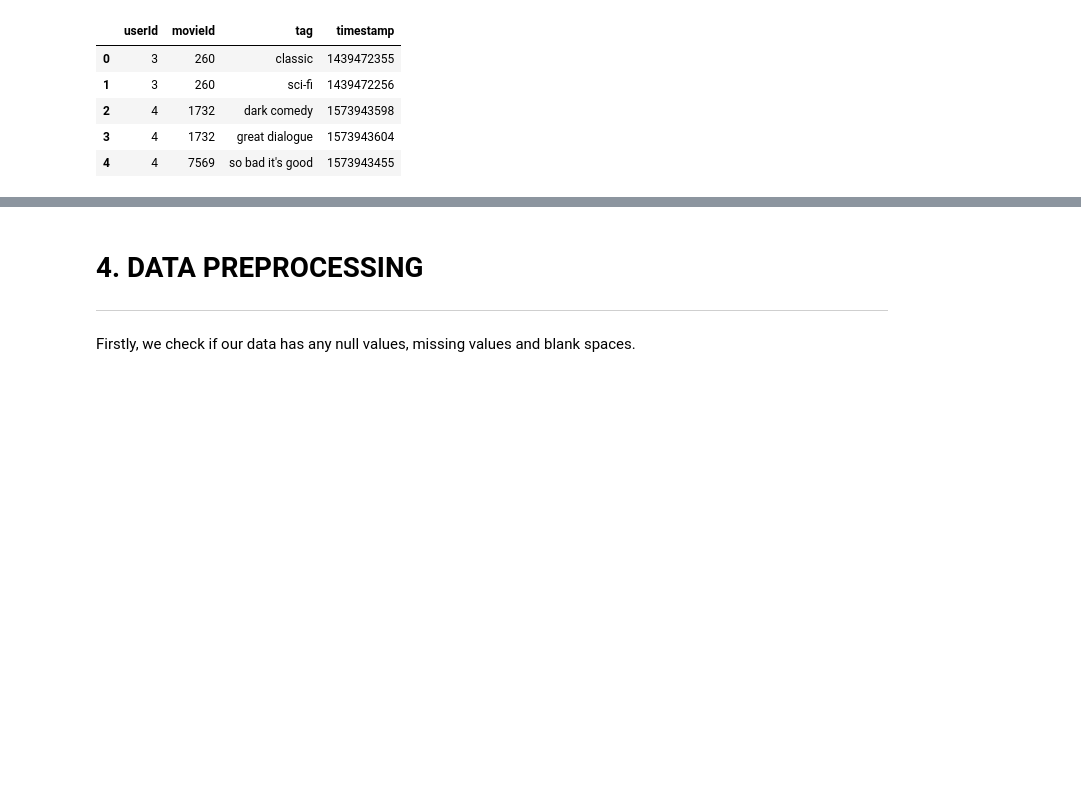
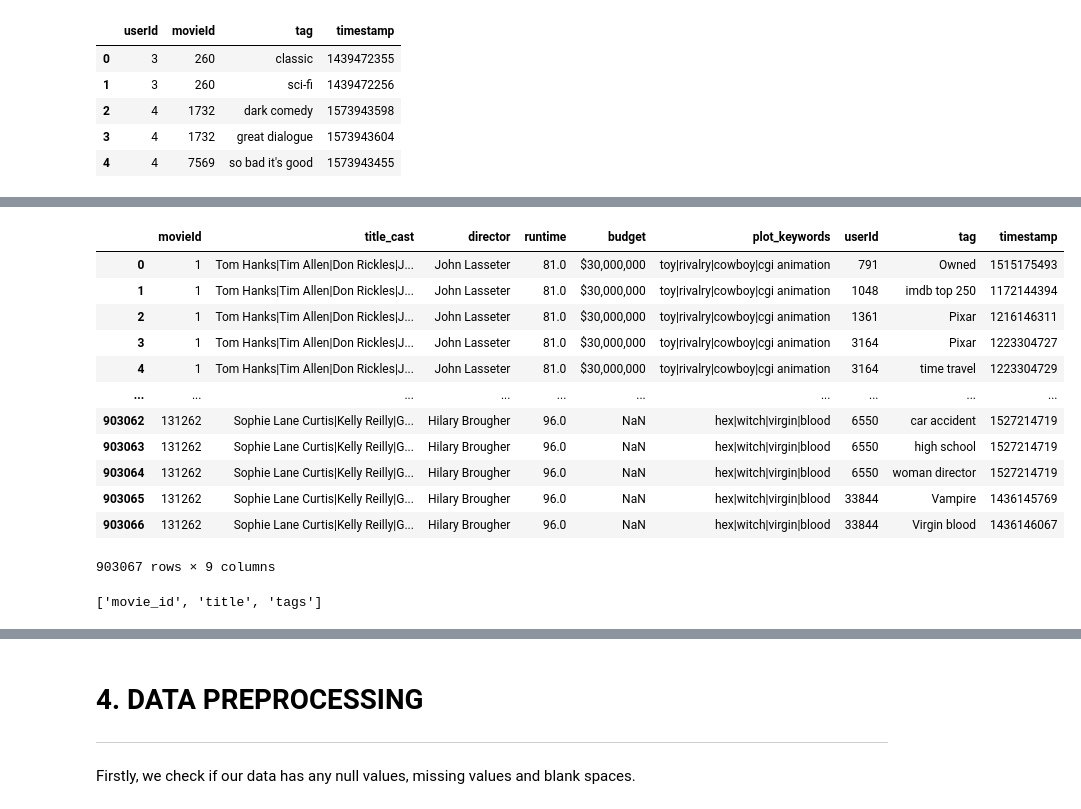
Before and after one commit to Bornwise/unsupervised-predict-streamlit-template, a Jupyter notebook: Team 2 draft.ipynb, the cells around one changed output, grey strips where cells are left out. Cells and saved outputs as stored; diff of their text form; code cells hidden in the pictures; blank space fills up the shorter version.

```diff
--- a/Team 2 draft.ipynb
+++ b/Team 2 draft.ipynb
@@ -183,2 +178,20 @@ dataset.head()
 # %%
 dataset1=pd.merge(imdb,movies,on='movieId')
+# %%
+data=pd.merge(imdb,tags,on='movieId')
+# %%
+data
+# %% [output]
+|  | movieId | title_cast | director | runtime | budget | plot_keywords | userId | tag | timestamp |
+| 0 | 1 | Tom Hanks|Tim Allen|Don Rickles|J... | John Lasseter | 81.0 | $30,000,000 | toy|rivalry|cowboy|cgi animation | 791 | Owned | 1515175493 |
+| 1 | 1 | Tom Hanks|Tim Allen|Don Rickles|J... | John Lasseter | 81.0 | $30,000,000 | toy|rivalry|cowboy|cgi animation | 1048 | imdb top 250 | 1172144394 |
+| 2 | 1 | Tom Hanks|Tim Allen|Don Rickles|J... | John Lasseter | 81.0 | $30,000,000 | toy|rivalry|cowboy|cgi animation | 1361 | Pixar | 1216146311 |
+| 3 | 1 | Tom Hanks|Tim Allen|Don Rickles|J... | John Lasseter | 81.0 | $30,000,000 | toy|rivalry|cowboy|cgi animation | 3164 | Pixar | 1223304727 |
+| 4 | 1 | Tom Hanks|Tim Allen|Don Rickles|J... | John Lasseter | 81.0 | $30,000,000 | toy|rivalry|cowboy|cgi animation | 3164 | time travel | 1223304729 |
+| ... | ... | ... | ... | ... | ... | ... | ... | ... | ... |
+| 903062 | 131262 | Sophie Lane Curtis|Kelly Reilly|G... | Hilary Brougher | 96.0 | NaN | hex|witch|virgin|blood | 6550 | car accident | 1527214719 |
+| 903063 | 131262 | Sophie Lane Curtis|Kelly Reilly|G... | Hilary Brougher | 96.0 | NaN | hex|witch|virgin|blood | 6550 | high school | 1527214719 |
+| 903064 | 131262 | Sophie Lane Curtis|Kelly Reilly|G... | Hilary Brougher | 96.0 | NaN | hex|witch|virgin|blood | 6550 | woman director | 1527214719 |
+| 903065 | 131262 | Sophie Lane Curtis|Kelly Reilly|G... | Hilary Brougher | 96.0 | NaN | hex|witch|virgin|blood | 33844 | Vampire | 1436145769 |
+| 903066 | 131262 | Sophie Lane Curtis|Kelly Reilly|G... | Hilary Brougher | 96.0 | NaN | hex|witch|virgin|blood | 33844 | Virgin blood | 1436146067 |
+903067 rows × 9 columns
@@ -184,0 +204,4 @@ dataset1=pd.merge(imdb,movies,on='movieId')
+# %%
+list(movies)
+# %% [output]
+['movie_id', 'title', 'tags']
```
Also changed, not shown: parts of 54 cells of this notebook.
